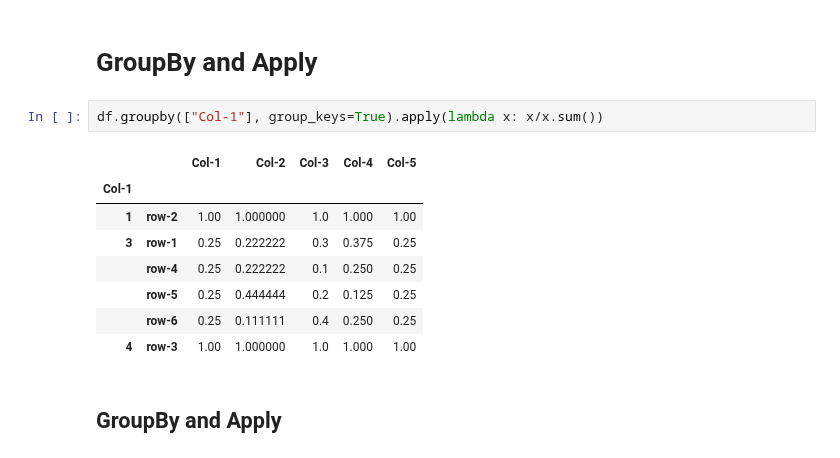
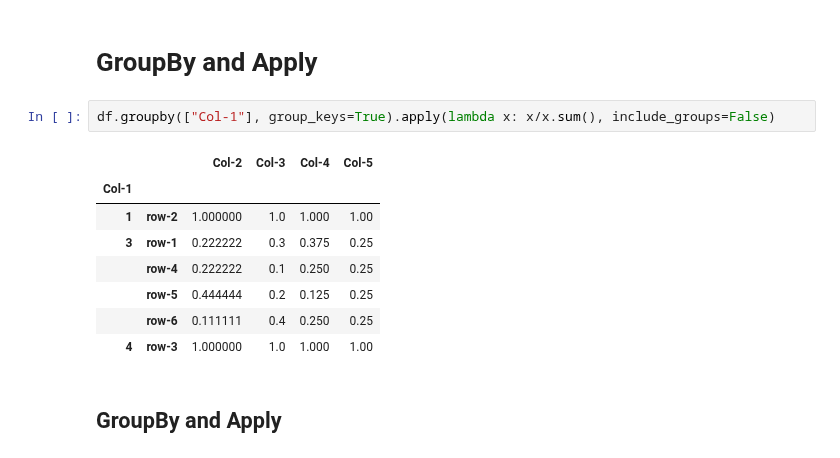
Before and after one commit to kiat/Elements-of-Data-Analytics, a Jupyter notebook: Code-Example-002-1-Pandas-Operations.ipynb, the cells around one changed output. Cells and saved outputs as stored; diff of their text form.

```diff
--- a/Code-Example-002-1-Pandas-Operations.ipynb
+++ b/Code-Example-002-1-Pandas-Operations.ipynb
@@ -86,16 +86,16 @@ df.groupby(["Col-1", "Col-2"]).mean()
 # %% [markdown]
 # GroupBy and Apply
 # %%
-df.groupby(["Col-1"], group_keys=True).apply(lambda x: x/x.sum())
+df.groupby(["Col-1"], group_keys=True).apply(lambda x: x/x.sum(), include_groups=False)
 # %% [output]
-|  |  | Col-1 | Col-2 | Col-3 | Col-4 | Col-5 |
-| Col-1 |  |  |  |  |  |  |
-| 1 | row-2 | 1.00 | 1.000000 | 1.0 | 1.000 | 1.00 |
-| 3 | row-1 | 0.25 | 0.222222 | 0.3 | 0.375 | 0.25 |
-|  | row-4 | 0.25 | 0.222222 | 0.1 | 0.250 | 0.25 |
-|  | row-5 | 0.25 | 0.444444 | 0.2 | 0.125 | 0.25 |
-|  | row-6 | 0.25 | 0.111111 | 0.4 | 0.250 | 0.25 |
-| 4 | row-3 | 1.00 | 1.000000 | 1.0 | 1.000 | 1.00 |
+|  |  | Col-2 | Col-3 | Col-4 | Col-5 |
+| Col-1 |  |  |  |  |  |
+| 1 | row-2 | 1.000000 | 1.0 | 1.000 | 1.00 |
+| 3 | row-1 | 0.222222 | 0.3 | 0.375 | 0.25 |
+|  | row-4 | 0.222222 | 0.1 | 0.250 | 0.25 |
+|  | row-5 | 0.444444 | 0.2 | 0.125 | 0.25 |
+|  | row-6 | 0.111111 | 0.4 | 0.250 | 0.25 |
+| 4 | row-3 | 1.000000 | 1.0 | 1.000 | 1.00 |
 # %% [markdown]
 ## GroupBy and Apply
 # %%
```
Also changed, not shown: parts of 1 cell of this notebook, 1 other file.
